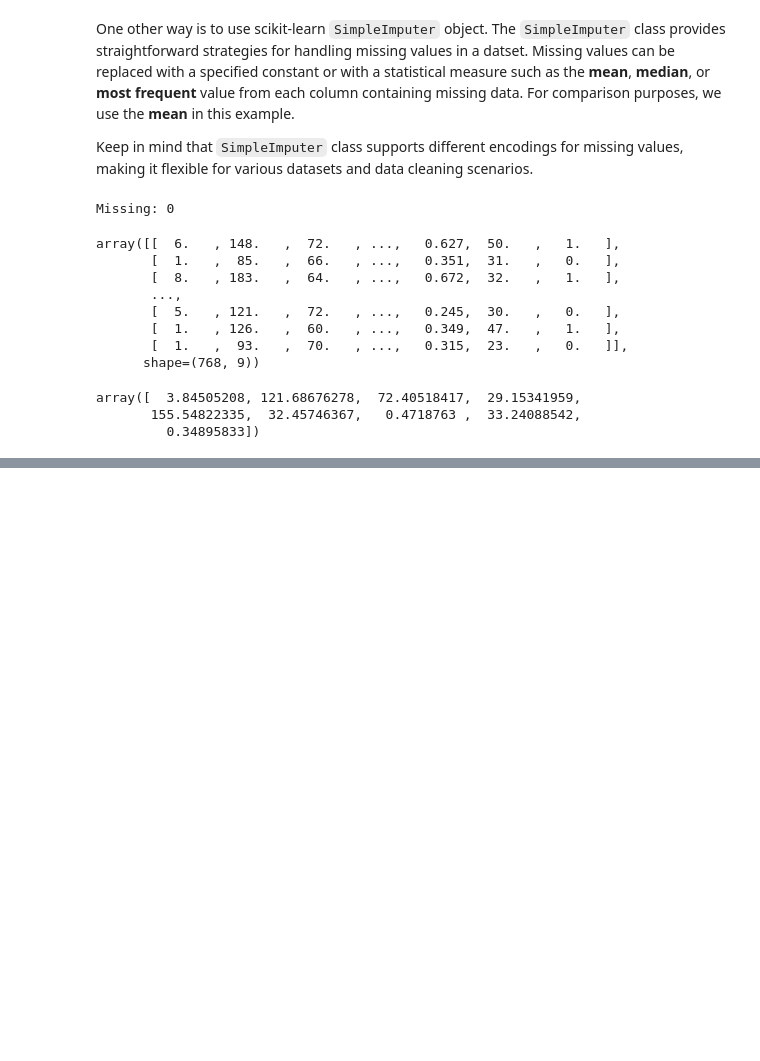
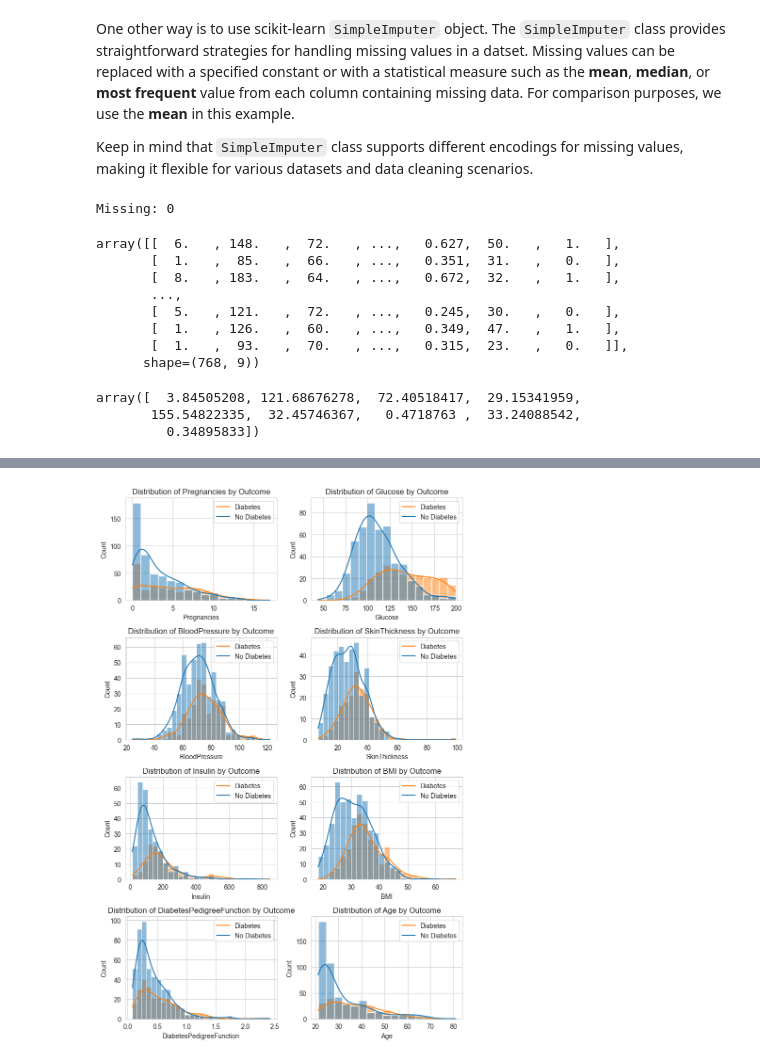
Before and after one commit to michaelhudson2205/INFS3081-Activities, a Jupyter notebook: Week_2/Activity-2-4.ipynb, the cells around one changed output, grey strips where cells are left out. Saved outputs shown, nothing was run; the diff lists cells and outputs as text; code cells hidden in the pictures; blank space fills up the shorter version.

```diff
--- a/Week_2/Activity-2-4.ipynb
+++ b/Week_2/Activity-2-4.ipynb
@@ -259,0 +365,34 @@ If you're curious to learn more about how to handle missing data effectively, ch
+# %%
+#
+# * Function to plot distributions with 2 per row
+def plot_distribution2(df):
+    """
+    Plot the distribution of each feature in the DataFrame with 2 subplots per row.
+    """
+    columns = [col for col in df.columns if col != "Outcome"]
+    num_cols = len(columns)
+
+    # Set up subplots: 2 plots per row
+    rows = (num_cols // 2) + (num_cols % 2)
+    fig, axes = plt.subplots(rows, 2, figsize=(8, 3 * rows))
+
+    # Flatten the axes array for easy iteration
+    axes = axes.flatten()
+
+    for i, column in enumerate(columns):
+        sns.histplot(data=df, x=column, hue=df["Outcome"], kde=True, ax=axes[i])
+        axes[i].set_title(f"Distribution of {column} by Outcome")
+        axes[i].legend(["Diabetes", "No Diabetes"])
+
+    # Hide empty subplots
+    for j in range(i + 1, len(axes)):
+        fig.delaxes(axes[j])
+
+    plt.tight_layout()
+    plt.show()
+
+
+# * Call the function
+plot_distribution2(df)
+# %% [output]
+[figure, added]
```
Also changed, not shown: parts of 21 cells of this notebook.
